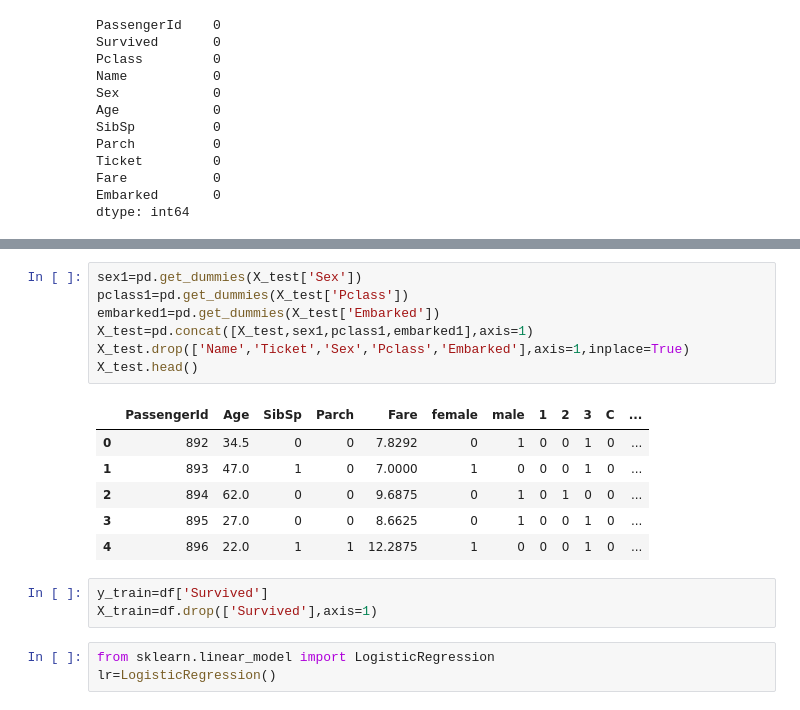
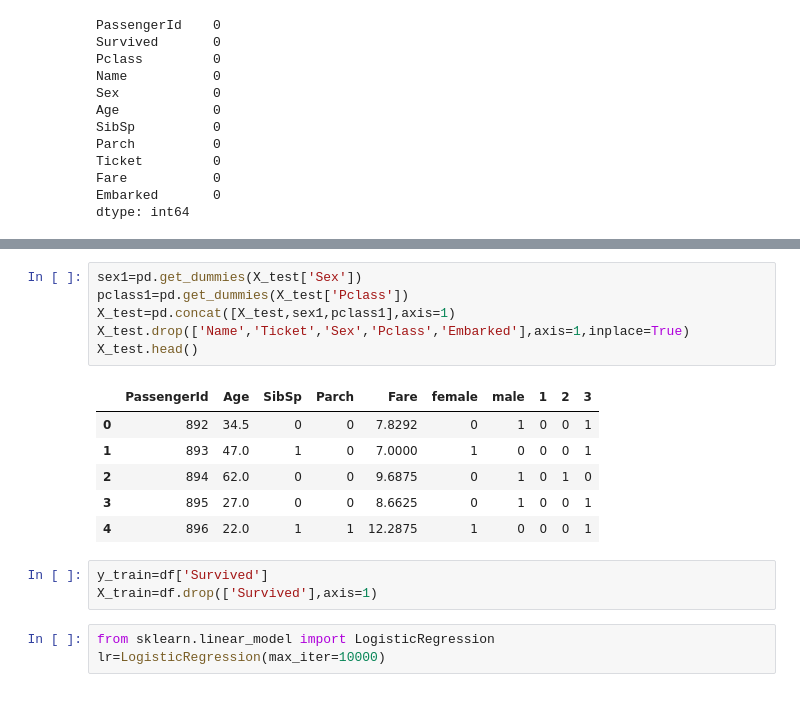
Before and after one commit to HailunWu1103/Titanic_ML, a Jupyter notebook: Titanic.ipynb, the cells around one changed output, grey strips where cells are left out. Cells and saved outputs as stored; diff of their text form.

```diff
--- a/Titanic.ipynb
+++ b/Titanic.ipynb
@@ -150,20 +148,19 @@ df.head()
 # %%
 sex1=pd.get_dummies(X_test['Sex'])
 pclass1=pd.get_dummies(X_test['Pclass'])
-embarked1=pd.get_dummies(X_test['Embarked'])
-X_test=pd.concat([X_test,sex1,pclass1,embarked1],axis=1)
+X_test=pd.concat([X_test,sex1,pclass1],axis=1)
 X_test.drop(['Name','Ticket','Sex','Pclass','Embarked'],axis=1,inplace=True)
 X_test.head()
 # %% [output]
-|  | PassengerId | Age | SibSp | Parch | Fare | female | male | 1 | 2 | 3 | C | ... |
-| 0 | 892 | 34.5 | 0 | 0 | 7.8292 | 0 | 1 | 0 | 0 | 1 | 0 | ... |
-| 1 | 893 | 47.0 | 1 | 0 | 7.0000 | 1 | 0 | 0 | 0 | 1 | 0 | ... |
-| 2 | 894 | 62.0 | 0 | 0 | 9.6875 | 0 | 1 | 0 | 1 | 0 | 0 | ... |
-| 3 | 895 | 27.0 | 0 | 0 | 8.6625 | 0 | 1 | 0 | 0 | 1 | 0 | ... |
-| 4 | 896 | 22.0 | 1 | 1 | 12.2875 | 1 | 0 | 0 | 0 | 1 | 0 | ... |
+|  | PassengerId | Age | SibSp | Parch | Fare | female | male | 1 | 2 | 3 |
+| 0 | 892 | 34.5 | 0 | 0 | 7.8292 | 0 | 1 | 0 | 0 | 1 |
+| 1 | 893 | 47.0 | 1 | 0 | 7.0000 | 1 | 0 | 0 | 0 | 1 |
+| 2 | 894 | 62.0 | 0 | 0 | 9.6875 | 0 | 1 | 0 | 1 | 0 |
+| 3 | 895 | 27.0 | 0 | 0 | 8.6625 | 0 | 1 | 0 | 0 | 1 |
+| 4 | 896 | 22.0 | 1 | 1 | 12.2875 | 1 | 0 | 0 | 0 | 1 |
 # %%
 y_train=df['Survived']
 X_train=df.drop(['Survived'],axis=1)
 # %%
 from sklearn.linear_model import LogisticRegression
-lr=LogisticRegression()
+lr=LogisticRegression(max_iter=10000)
```
Also changed, not shown: parts of 8 cells of this notebook.
